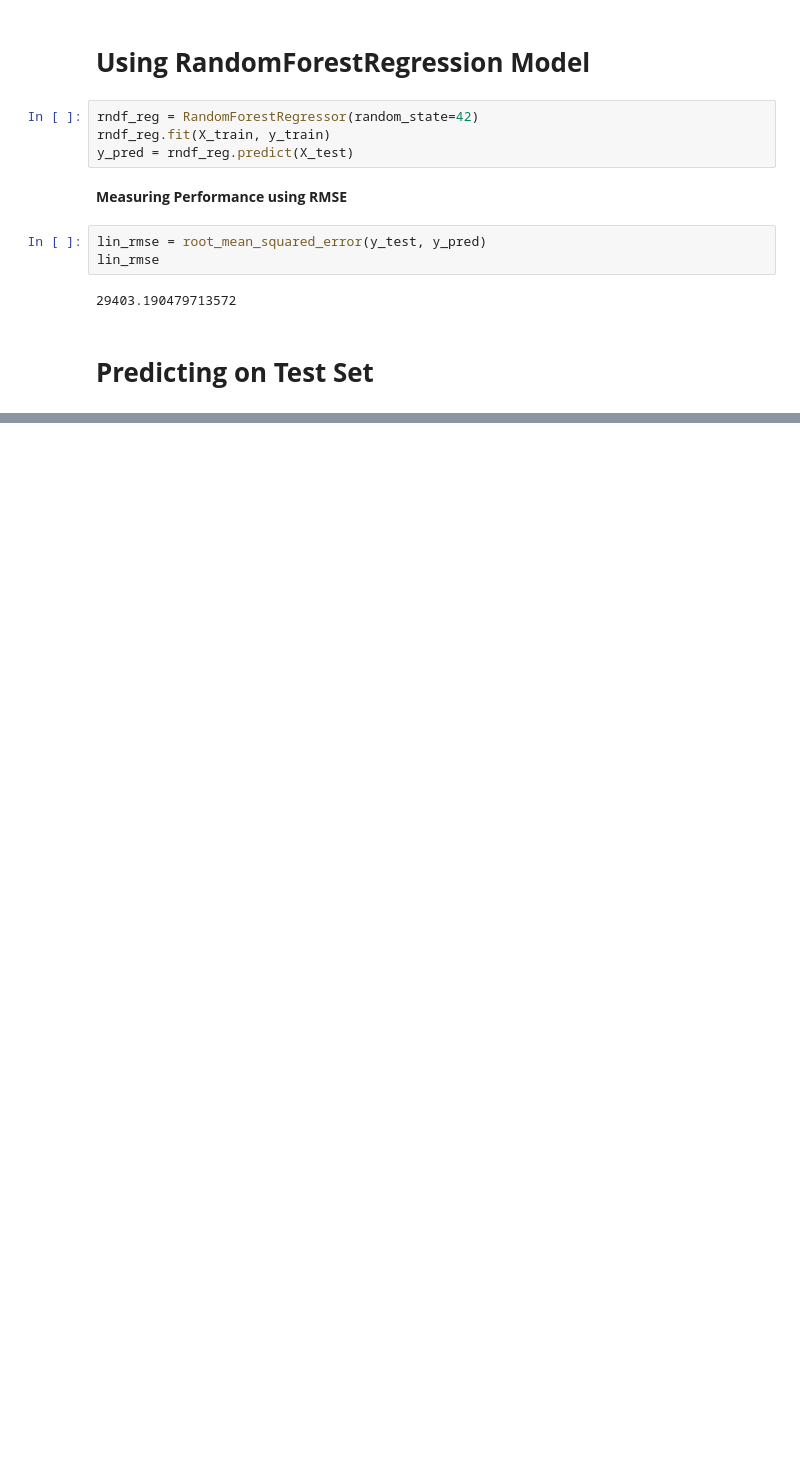
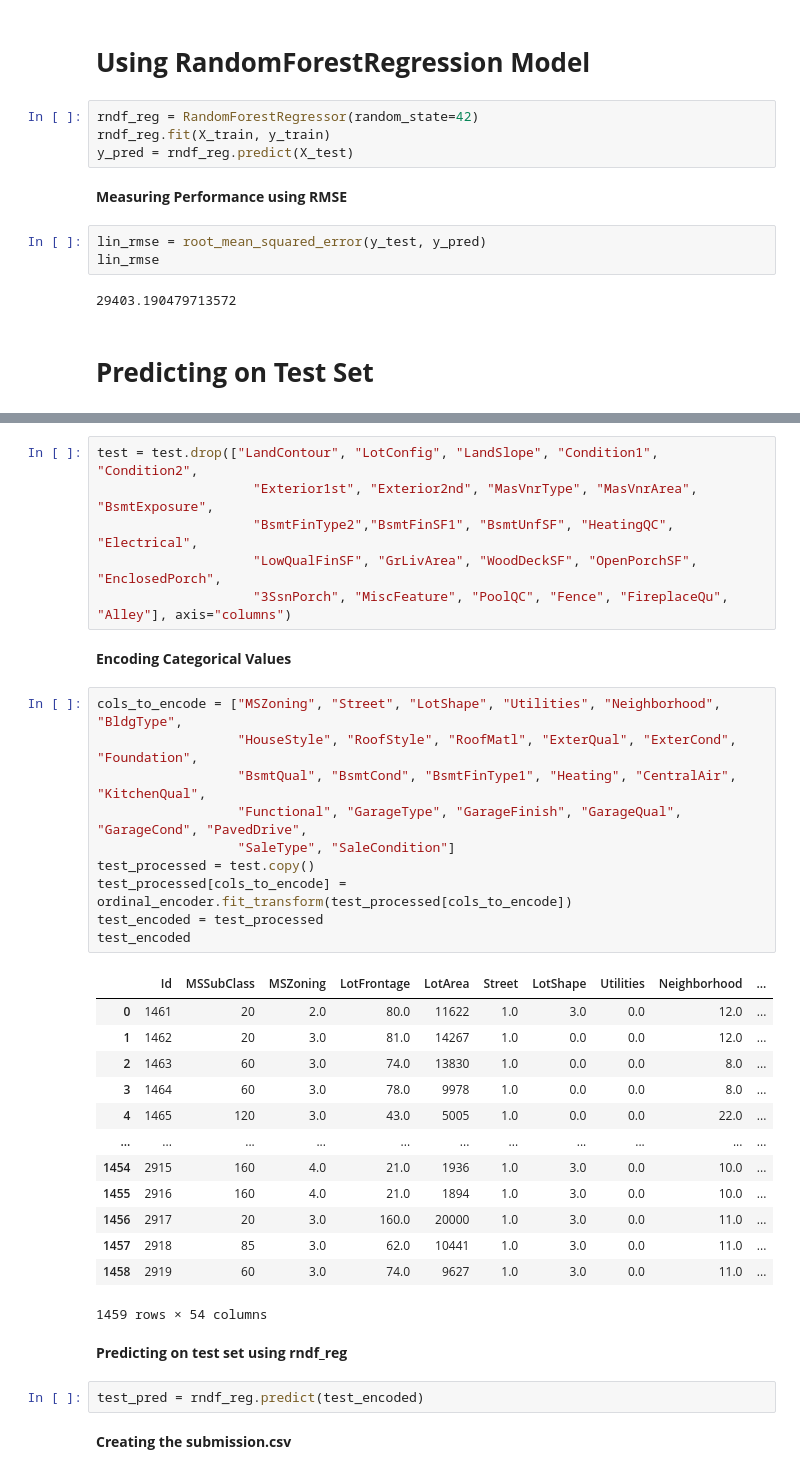
Before and after one commit to akhilesh2009/housing_prices_competition, a Jupyter notebook: housing_prices_competition.ipynb, the cells around one changed output, grey strips where cells are left out. Saved outputs shown, nothing was run; the diff lists cells and outputs as text; blank space fills up the shorter version.

```diff
--- a/housing_prices_competition.ipynb
+++ b/housing_prices_competition.ipynb
@@ -226,0 +246,38 @@ lin_rmse
+# %%
+test = test.drop(["LandContour", "LotConfig", "LandSlope", "Condition1", "Condition2",
+                    "Exterior1st", "Exterior2nd", "MasVnrType", "MasVnrArea", "BsmtExposure",
+                    "BsmtFinType2","BsmtFinSF1", "BsmtUnfSF", "HeatingQC", "Electrical",
+                    "LowQualFinSF", "GrLivArea", "WoodDeckSF", "OpenPorchSF", "EnclosedPorch",
+                    "3SsnPorch", "MiscFeature", "PoolQC", "Fence", "FireplaceQu", "Alley"], axis="columns")
+# %% [markdown]
+**Encoding Categorical Values**
+# %%
+cols_to_encode = ["MSZoning", "Street", "LotShape", "Utilities", "Neighborhood", "BldgType",
+                  "HouseStyle", "RoofStyle", "RoofMatl", "ExterQual", "ExterCond", "Foundation",
+                  "BsmtQual", "BsmtCond", "BsmtFinType1", "Heating", "CentralAir", "KitchenQual",
+                  "Functional", "GarageType", "GarageFinish", "GarageQual", "GarageCond", "PavedDrive",
+                  "SaleType", "SaleCondition"]
+test_processed = test.copy()
+test_processed[cols_to_encode] = ordinal_encoder.fit_transform(test_processed[cols_to_encode])
+test_encoded = test_processed
+test_encoded
+# %% [output]
+|  | Id | MSSubClass | MSZoning | LotFrontage | LotArea | Street | LotShape | Utilities | Neighborhood | ... |
+| 0 | 1461 | 20 | 2.0 | 80.0 | 11622 | 1.0 | 3.0 | 0.0 | 12.0 | ... |
+| 1 | 1462 | 20 | 3.0 | 81.0 | 14267 | 1.0 | 0.0 | 0.0 | 12.0 | ... |
+| 2 | 1463 | 60 | 3.0 | 74.0 | 13830 | 1.0 | 0.0 | 0.0 | 8.0 | ... |
+| 3 | 1464 | 60 | 3.0 | 78.0 | 9978 | 1.0 | 0.0 | 0.0 | 8.0 | ... |
+| 4 | 1465 | 120 | 3.0 | 43.0 | 5005 | 1.0 | 0.0 | 0.0 | 22.0 | ... |
+| ... | ... | ... | ... | ... | ... | ... | ... | ... | ... | ... |
+| 1454 | 2915 | 160 | 4.0 | 21.0 | 1936 | 1.0 | 3.0 | 0.0 | 10.0 | ... |
+| 1455 | 2916 | 160 | 4.0 | 21.0 | 1894 | 1.0 | 3.0 | 0.0 | 10.0 | ... |
+| 1456 | 2917 | 20 | 3.0 | 160.0 | 20000 | 1.0 | 3.0 | 0.0 | 11.0 | ... |
+| 1457 | 2918 | 85 | 3.0 | 62.0 | 10441 | 1.0 | 3.0 | 0.0 | 11.0 | ... |
+| 1458 | 2919 | 60 | 3.0 | 74.0 | 9627 | 1.0 | 3.0 | 0.0 | 11.0 | ... |
+1459 rows × 54 columns
+# %% [markdown]
+**Predicting on test set using rndf_reg**
+# %%
+test_pred = rndf_reg.predict(test_encoded)
+# %% [markdown]
+**Creating the submission.csv**
```
Also changed, not shown: parts of 4 cells of this notebook.
